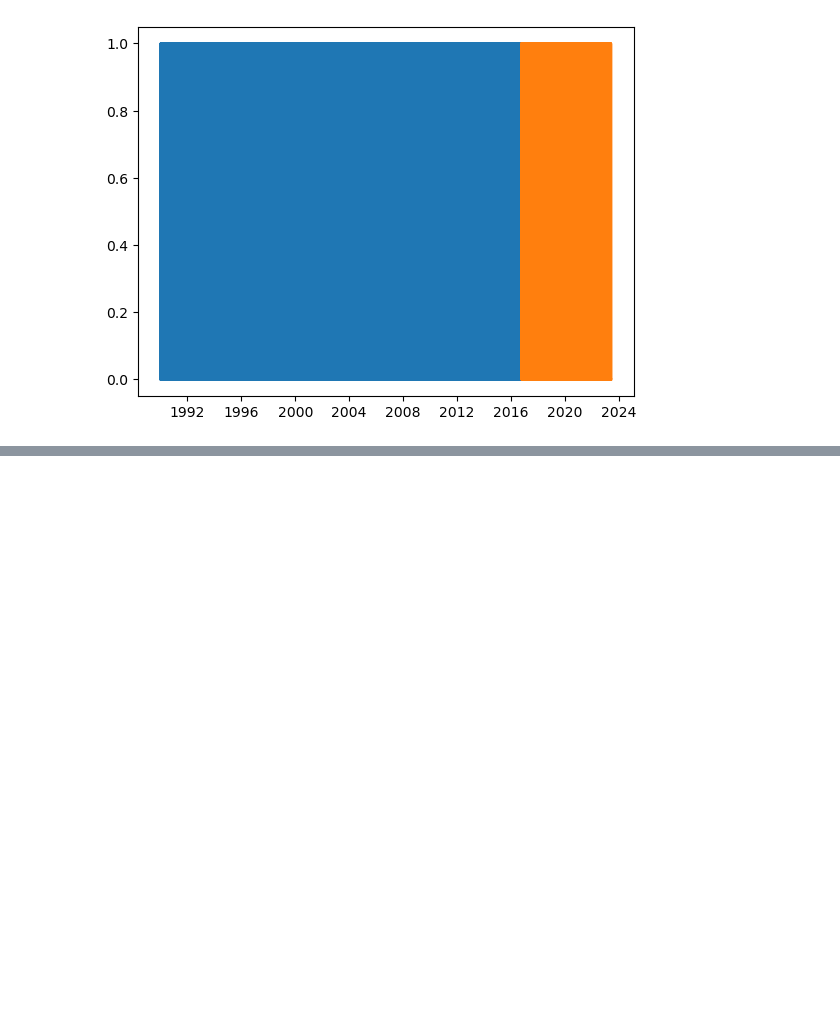
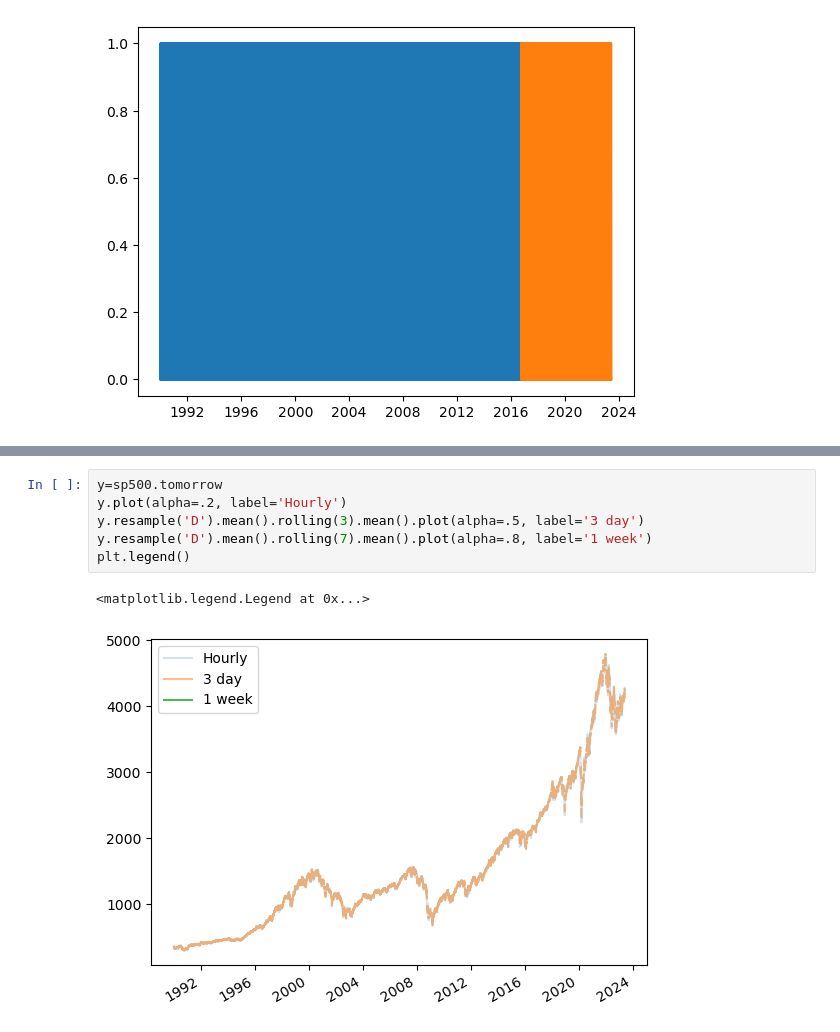
Before and after one commit to scottbarnett97/individual-project-sp500, a Jupyter notebook: workbook.ipynb, the cells around one changed output, grey strips where cells are left out. Drawn from its saved outputs; the diff is of its cells as text; blank space fills up the shorter version.

```diff
--- a/workbook.ipynb
+++ b/workbook.ipynb
@@ -310,0 +292,9 @@ sns.pairplot(data=sp500, hue='target', vars=['open', 'high', 'low', 'close','vol
+# %%
+y=sp500.tomorrow
+y.plot(alpha=.2, label='Hourly')
+y.resample('D').mean().rolling(3).mean().plot(alpha=.5, label='3 day')
+y.resample('D').mean().rolling(7).mean().plot(alpha=.8, label='1 week')
+plt.legend()
+# %% [output]
+<matplotlib.legend.Legend at 0x...>
+[figure, added]
```
Also changed, not shown: parts of 85 cells of this notebook, 1 other file.
